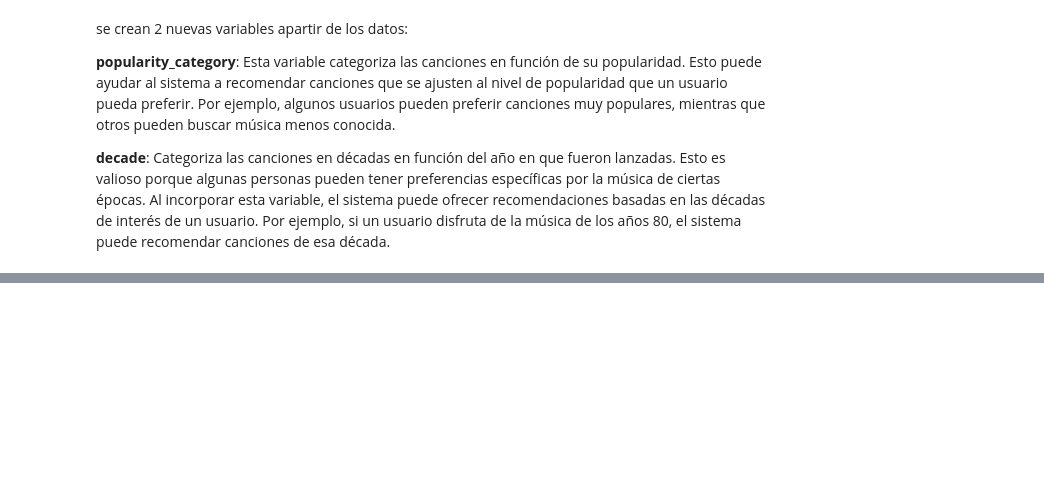
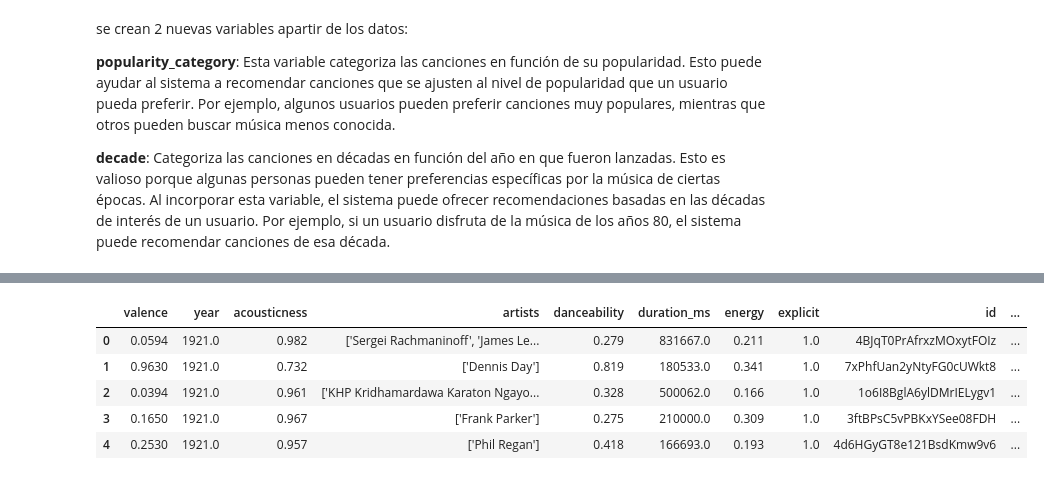
Before and after one commit to SantiagoPachon77/APP-Modelo-recomendacion-para-Spotify, a Jupyter notebook: scripts/Música a la Carta.ipynb, the cells around one changed output, grey strips where cells are left out. Cells and saved outputs as stored; diff of their text form; code cells hidden in the pictures; blank space fills up the shorter version.

```diff
--- a/scripts/Música a la Carta.ipynb
+++ b/scripts/Música a la Carta.ipynb
@@ -297,0 +566,13 @@ se crean 2 nuevas variables apartir de los datos:
+# %%
+"""
+Acá observamos el df final para comenzar a construir nuestro sistema de recomendación basado en el sentimiento
+y los generos
+"""
+df.head()
+# %% [output]
+|  | valence | year | acousticness | artists | danceability | duration_ms | energy | explicit | id | ... |
+| 0 | 0.0594 | 1921.0 | 0.982 | ['Sergei Rachmaninoff', 'James Le... | 0.279 | 831667.0 | 0.211 | 1.0 | 4BJqT0PrAfrxzMOxytFOIz | ... |
+| 1 | 0.9630 | 1921.0 | 0.732 | ['Dennis Day'] | 0.819 | 180533.0 | 0.341 | 1.0 | 7xPhfUan2yNtyFG0cUWkt8 | ... |
+| 2 | 0.0394 | 1921.0 | 0.961 | ['KHP Kridhamardawa Karaton Ngayo... | 0.328 | 500062.0 | 0.166 | 1.0 | 1o6I8BglA6ylDMrIELygv1 | ... |
+| 3 | 0.1650 | 1921.0 | 0.967 | ['Frank Parker'] | 0.275 | 210000.0 | 0.309 | 1.0 | 3ftBPsC5vPBKxYSee08FDH | ... |
+| 4 | 0.2530 | 1921.0 | 0.957 | ['Phil Regan'] | 0.418 | 166693.0 | 0.193 | 1.0 | 4d6HGyGT8e121BsdKmw9v6 | ... |
```
Also changed, not shown: parts of 32 cells of this notebook, 5 other files.
